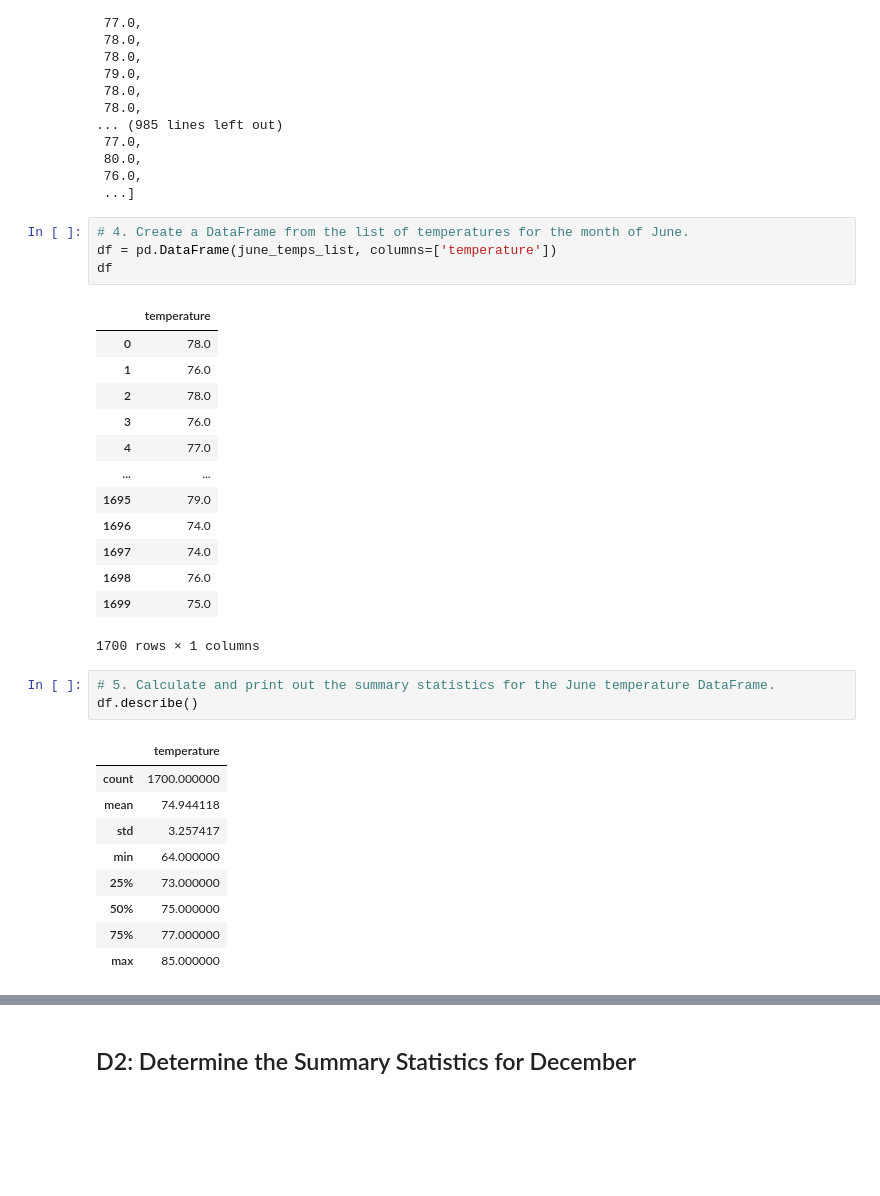
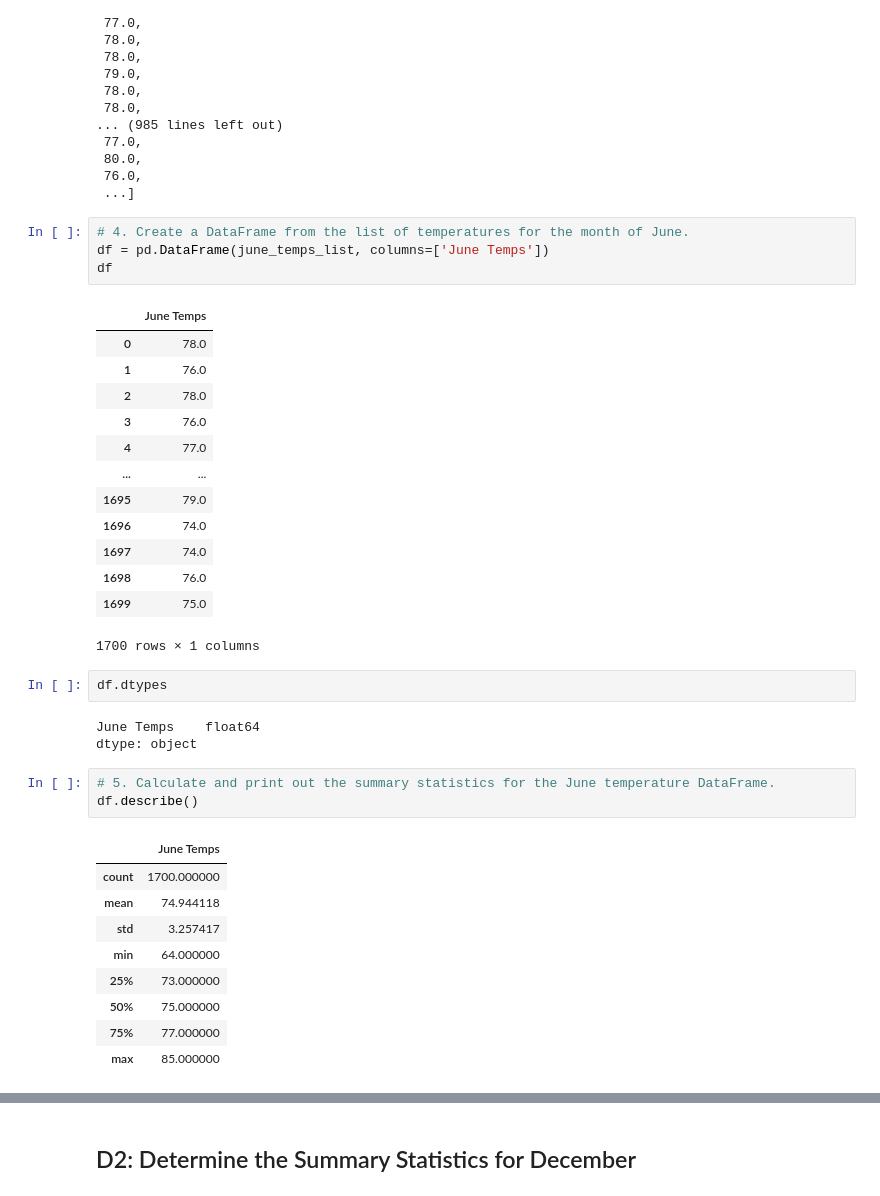
Before and after one commit to Elewekeadanma/surfs_up, a Jupyter notebook: SurfsUp_Challenge.ipynb, the cells around one changed output, grey strips where cells are left out. Cells and saved outputs as stored; diff of their text form; blank space fills up the shorter version.

```diff
--- a/SurfsUp_Challenge.ipynb
+++ b/SurfsUp_Challenge.ipynb
@@ -68,10 +73,10 @@ june_temps_list
  ...]
 # %%
 # 4. Create a DataFrame from the list of temperatures for the month of June.
-df = pd.DataFrame(june_temps_list, columns=['temperature'])
+df = pd.DataFrame(june_temps_list, columns=['June Temps'])
 df
 # %% [output]
-|  | temperature |
+|  | June Temps |
 | 0 | 78.0 |
 | 1 | 76.0 |
 | 2 | 78.0 |
@@ -84,11 +89,16 @@ df
 | 1698 | 76.0 |
 | 1699 | 75.0 |
 1700 rows × 1 columns
+# %%
+df.dtypes
+# %% [output]
+June Temps    float64
+dtype: object
 # %%
 # 5. Calculate and print out the summary statistics for the June temperature DataFrame.
 df.describe()
 # %% [output]
-|  | temperature |
+|  | June Temps |
 | count | 1700.000000 |
 | mean | 74.944118 |
 | std | 3.257417 |
```
Also changed, not shown: parts of 5 cells of this notebook.
